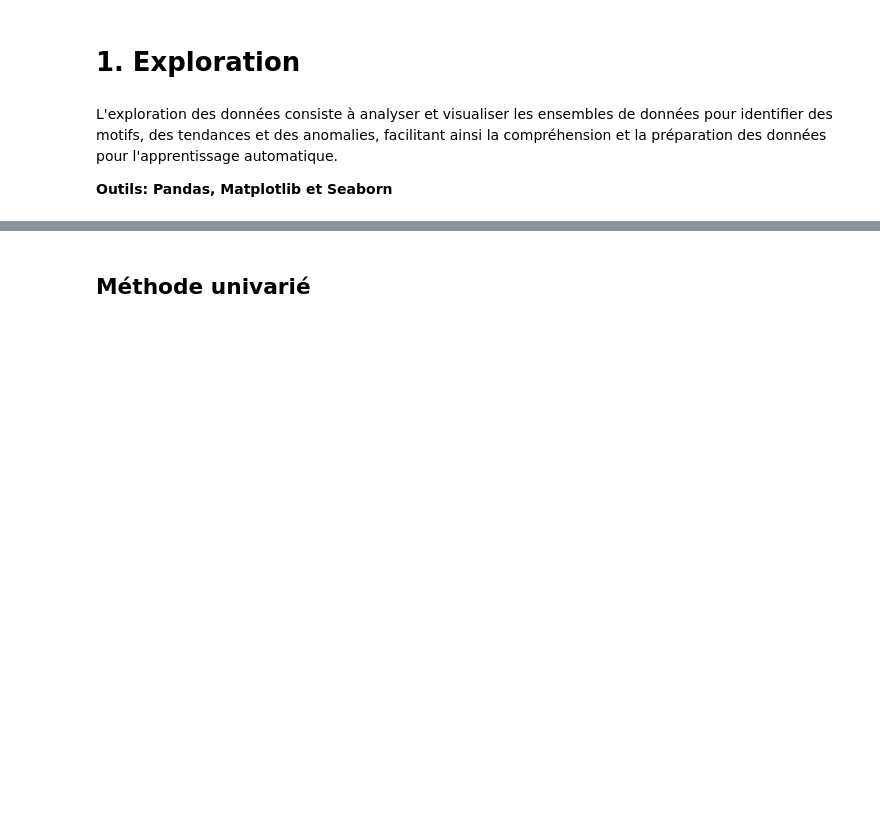
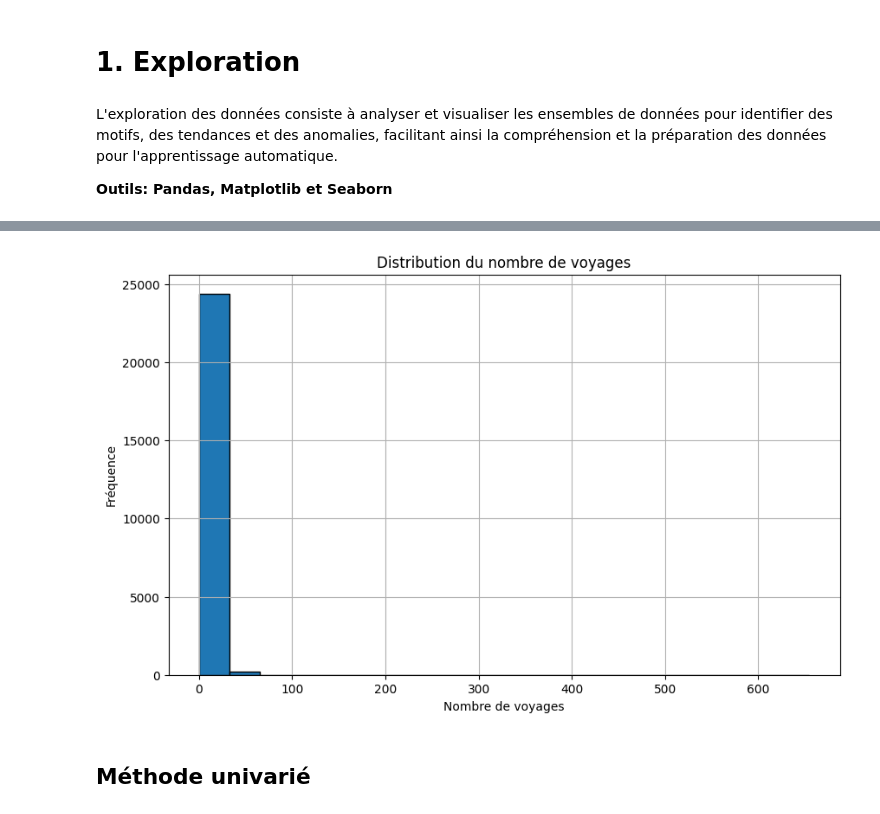
Before and after one commit to Aminatayade/Aminatayade, a Jupyter notebook: exploration.ipynb, the cells around one changed output, grey strips where cells are left out. Saved outputs shown, nothing was run; the diff lists cells and outputs as text; code cells hidden in the pictures; blank space fills up the shorter version.

```diff
--- a/exploration.ipynb
+++ b/exploration.ipynb
@@ -17,3 +51,18 @@ L'exploration des données consiste à analyser et visualiser les ensembles de d
+# %%
+import pandas as pd
+import matplotlib.pyplot as plt
+file_name='/content/drive/MyDrive/extracted_columns.csv'
+df = pd.read_csv(new_file_name, encoding='ISO-8859-1', delimiter=',')
+title_counts = df['nombre_voyage'].value_counts()
+plt.figure(figsize=(10, 6))
+plt.hist(df['nombre_voyage'], bins=20, edgecolor='black')
+plt.title('Distribution du nombre de voyages')
+plt.xlabel('Nombre de voyages')
+plt.ylabel('Fréquence')
+plt.grid(True)
+plt.show()
+# %% [output]
+[figure, added]
 # %% [markdown]
 ## **Méthode univarié**
 # %% [markdown]
```
Also changed, not shown: parts of 3 cells of this notebook.
